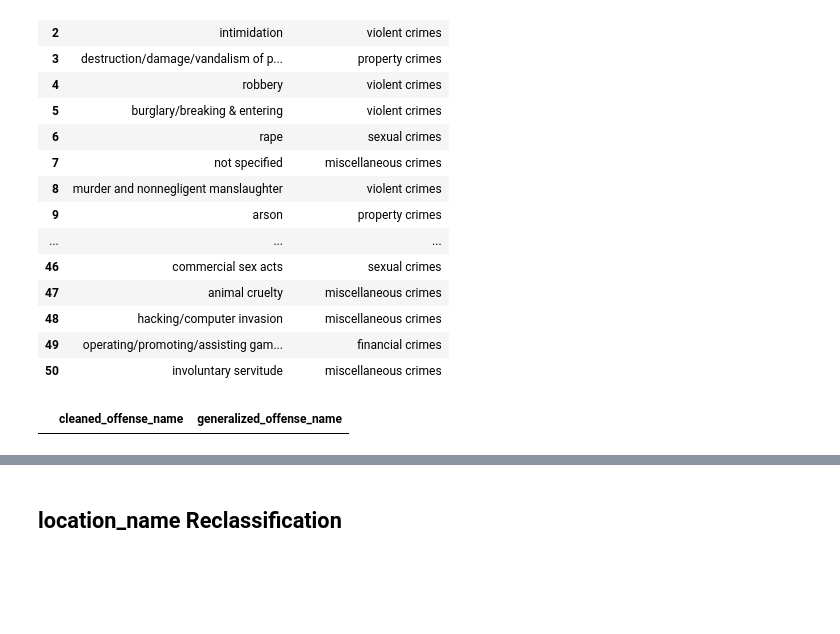
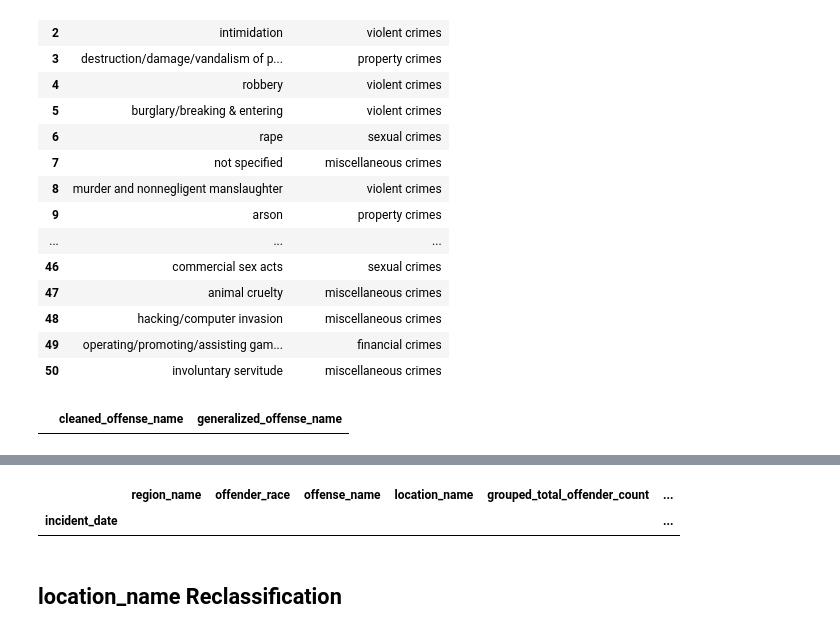
Before and after one commit to UWI-Zess/COMP6940-Project, a Jupyter notebook: main.ipynb, the cells around one changed output, grey strips where cells are left out. Drawn from its saved outputs; the diff is of its cells as text; code cells hidden in the pictures; blank space fills up the shorter version.

```diff
--- a/main.ipynb
+++ b/main.ipynb
@@ -893,3 +905,8 @@ AttributeError: 'list' object has no attribute 'strip'
+# %%
+X[X['generalized_offense_name'].isnull()]
+# %% [output]
+|  | region_name | offender_race | offense_name | location_name | grouped_total_offender_count | ... |
+| incident_date |  |  |  |  |  | ... |
 # %%
 X.dropna(inplace=True)
 # %%
```
Also changed, not shown: parts of 12 cells of this notebook.
